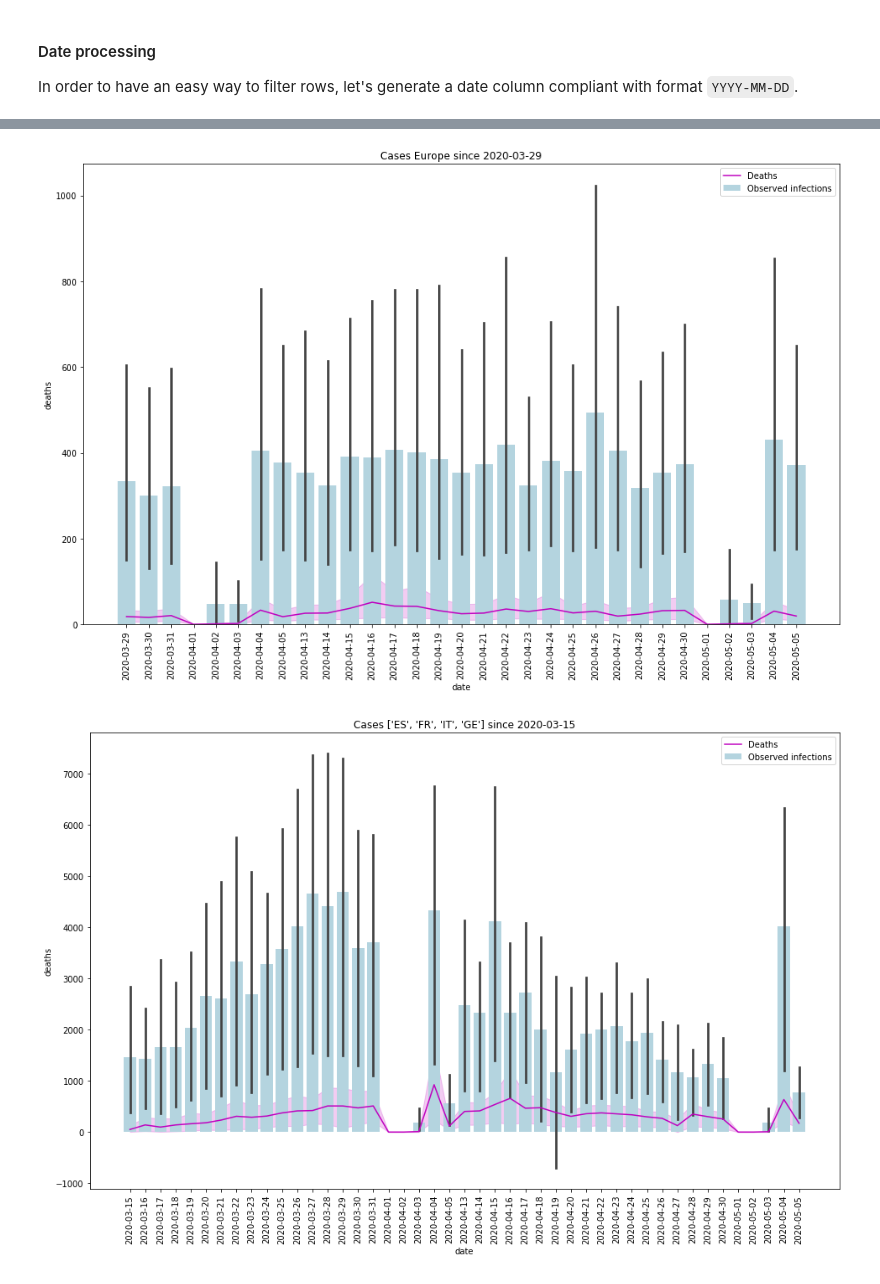
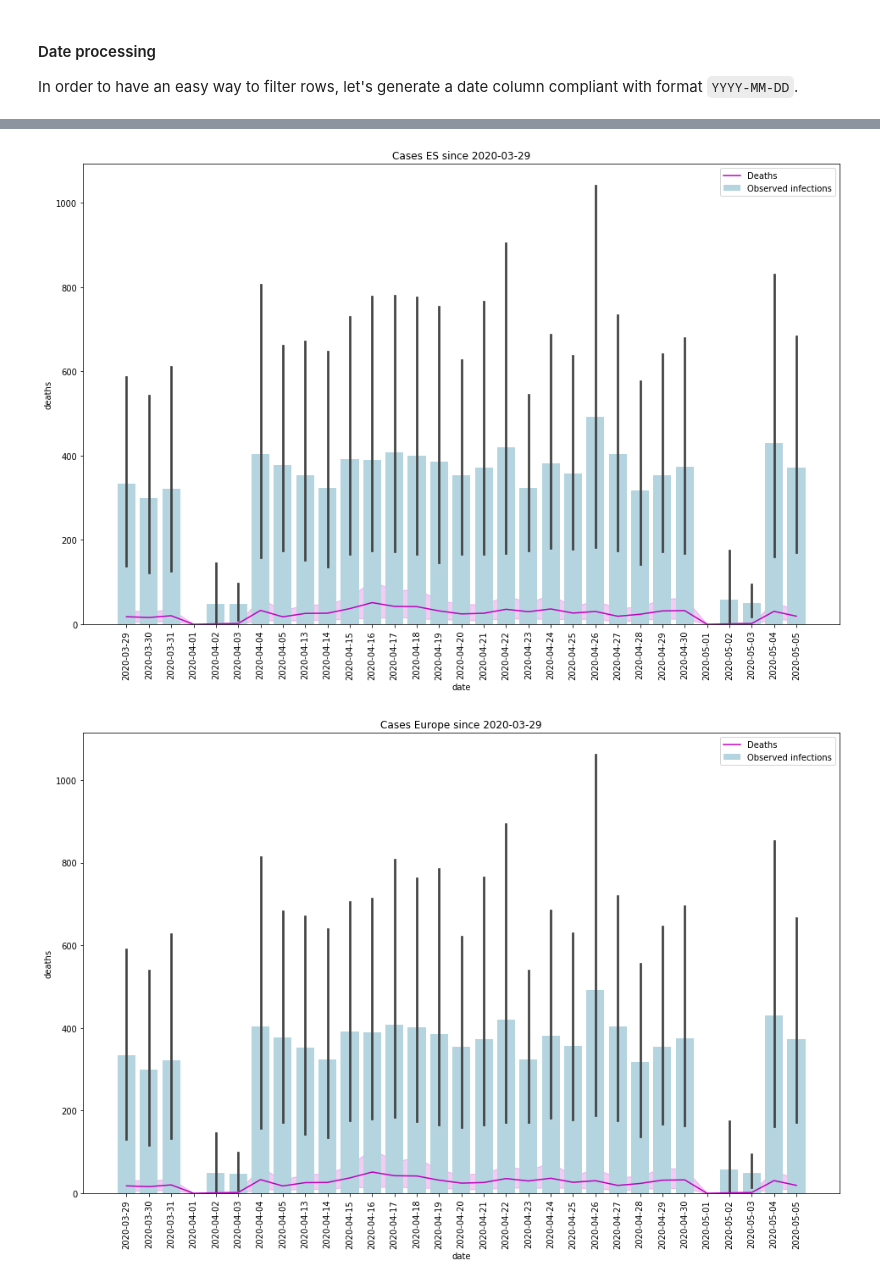
Before and after one commit to RaulRC/Covid-19, a Jupyter notebook: Covid19 - Official Spanish Data Curation ISCIII and other public datasets.ipynb, the cells around one changed output, grey strips where cells are left out. Saved outputs shown, nothing was run; the diff lists cells and outputs as text; code cells hidden in the pictures.

```diff
--- a/Covid19 - Official Spanish Data Curation ISCIII and other public datasets.ipynb
+++ b/Covid19 - Official Spanish Data Curation ISCIII and other public datasets.ipynb
@@ -28,7 +28,7 @@ Some considerations
 * **DISCLAIMER**: data provided from media differs from data displayed at some points. Moreover, several other factors could change in this dataset (as the described separator or the addition of new columns).
 # %%
 #Spanish dataset
-df = pd.read_csv("https://covid19.isciii.es/resources/serie_historica_acumulados.csv", sep=',', encoding='iso-8859-1')
+df = pd.read_csv("https://cnecovid.isciii.es/covid19/resources/agregados.csv", sep=',', encoding='iso-8859-1')
 # %%
 display(Markdown("#### Description"))
 display(df.describe())
@@ -592,8 +593,9 @@ array(['AF', 'AL', 'DZ', 'AD', 'AO', 'AI', 'AG', 'AR', 'AM', 'AW', 'AU',
        'UK', 'TZ', 'US', 'VI', 'UY', 'UZ', 'VE', 'VN', 'EH', 'YE', 'ZM',
        'ZW'], dtype=object)
 # %%
+showCases(eur, location='ES', from_date='2020-03-29')
 showCases(eur, location=None, from_date='2020-03-29')
 showCases(eur, location=['ES', 'FR', 'IT', 'GE'], from_date='2020-03-15')
 # %% [output]
-[figure, old version]
+[figure, new version]
-[figure, old version]
+[figure, new version]
```
Also changed, not shown: parts of 15 cells of this notebook.
